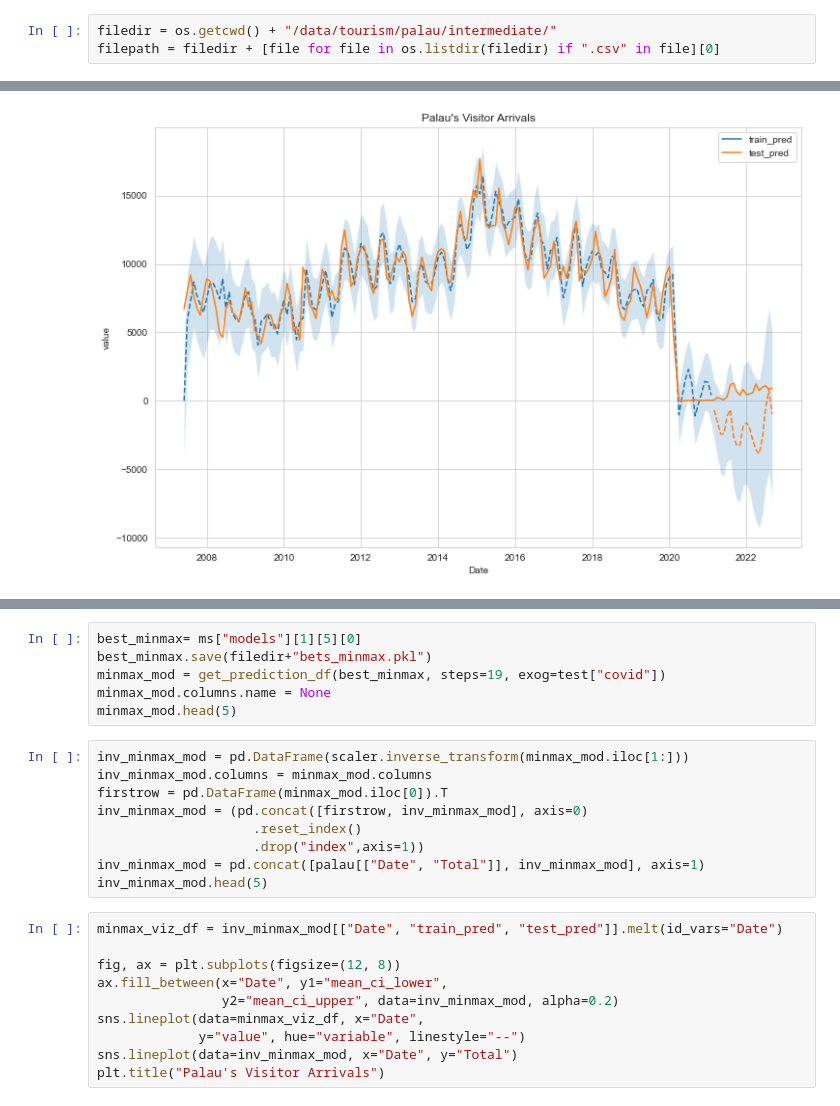
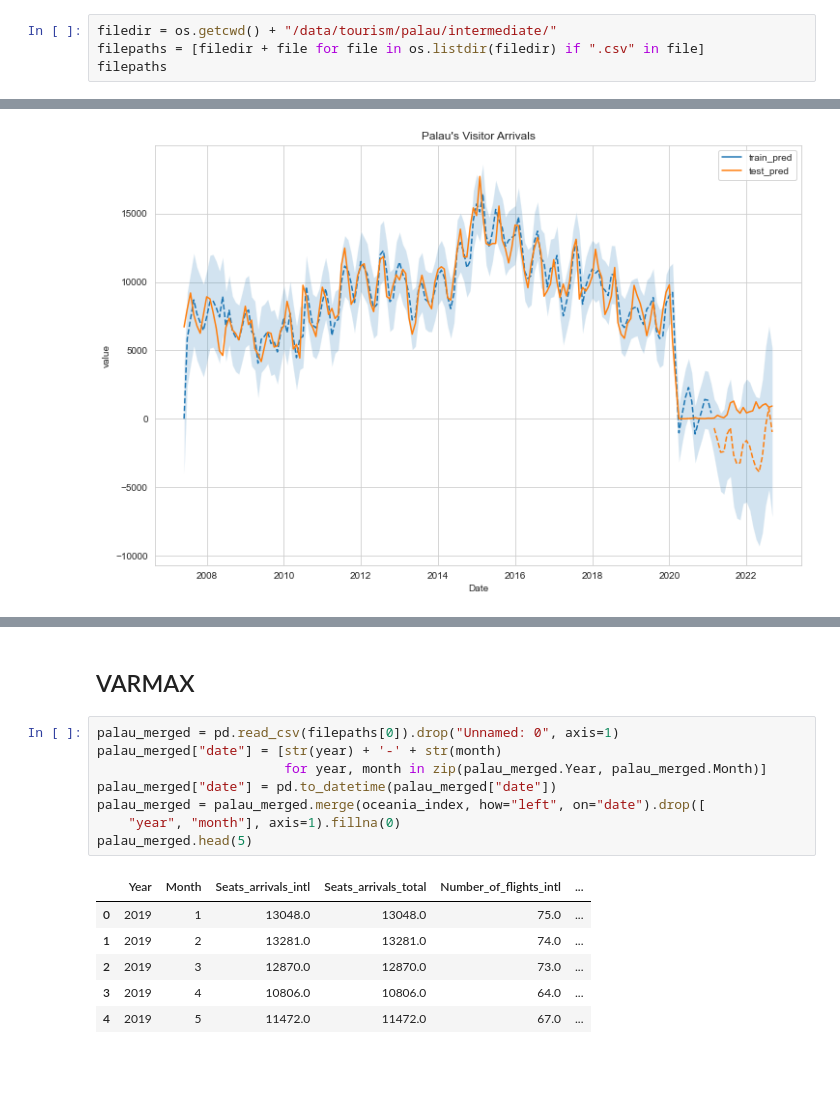
Before and after one commit to worldbank/pacific-observatory, a Jupyter notebook: scripts/notebooks/Tourism/modelling/palau(demo).ipynb, the cells around one changed output, grey strips where cells are left out. Drawn from its saved outputs; the diff is of its cells as text; blank space fills up the shorter version.

```diff
--- a/scripts/notebooks/Tourism/modelling/palau(demo).ipynb
+++ b/scripts/notebooks/Tourism/modelling/palau(demo).ipynb
@@ -23,4 +24,5 @@ import warnings
 warnings.filterwarnings('ignore')
 # %%
 filedir = os.getcwd() + "/data/tourism/palau/intermediate/"
-filepath = filedir + [file for file in os.listdir(filedir) if ".csv" in file][0]
+filepaths = [filedir + file for file in os.listdir(filedir) if ".csv" in file]
+filepaths
@@ -394,25 +420,17 @@ compare_models(data=train["minmax_total"], models=minmax_models)
-# %%
-best_minmax= ms["models"][1][5][0]
-best_minmax.save(filedir+"bets_minmax.pkl")
-minmax_mod = get_prediction_df(best_minmax, steps=19, exog=test["covid"])
-minmax_mod.columns.name = None
-minmax_mod.head(5)
-# %%
-inv_minmax_mod = pd.DataFrame(scaler.inverse_transform(minmax_mod.iloc[1:]))
-inv_minmax_mod.columns = minmax_mod.columns
-firstrow = pd.DataFrame(minmax_mod.iloc[0]).T
-inv_minmax_mod = (pd.concat([firstrow, inv_minmax_mod], axis=0)
-                    .reset_index()
-                    .drop("index",axis=1))
-inv_minmax_mod = pd.concat([palau[["Date", "Total"]], inv_minmax_mod], axis=1)
-inv_minmax_mod.head(5)
-# %%
-minmax_viz_df = inv_minmax_mod[["Date", "train_pred", "test_pred"]].melt(id_vars="Date")
-
-fig, ax = plt.subplots(figsize=(12, 8))
-ax.fill_between(x="Date", y1="mean_ci_lower",
-                y2="mean_ci_upper", data=inv_minmax_mod, alpha=0.2)
-sns.lineplot(data=minmax_viz_df, x="Date",
-             y="value", hue="variable", linestyle="--")
-sns.lineplot(data=inv_minmax_mod, x="Date", y="Total")
-plt.title("Palau's Visitor Arrivals")
+# %% [markdown]
+## VARMAX
+# %%
+palau_merged = pd.read_csv(filepaths[0]).drop("Unnamed: 0", axis=1)
+palau_merged["date"] = [str(year) + '-' + str(month)
+                        for year, month in zip(palau_merged.Year, palau_merged.Month)]
+palau_merged["date"] = pd.to_datetime(palau_merged["date"])
+palau_merged = palau_merged.merge(oceania_index, how="left", on="date").drop([
+    "year", "month"], axis=1).fillna(0)
+palau_merged.head(5)
+# %% [output]
+|  | Year | Month | Seats_arrivals_intl | Seats_arrivals_total | Number_of_flights_intl | ... |
+| 0 | 2019 | 1 | 13048.0 | 13048.0 | 75.0 | ... |
+| 1 | 2019 | 2 | 13281.0 | 13281.0 | 74.0 | ... |
+| 2 | 2019 | 3 | 12870.0 | 12870.0 | 73.0 | ... |
+| 3 | 2019 | 4 | 10806.0 | 10806.0 | 64.0 | ... |
+| 4 | 2019 | 5 | 11472.0 | 11472.0 | 67.0 | ... |
```
Also changed, not shown: parts of 16 cells of this notebook, 4 other files.
